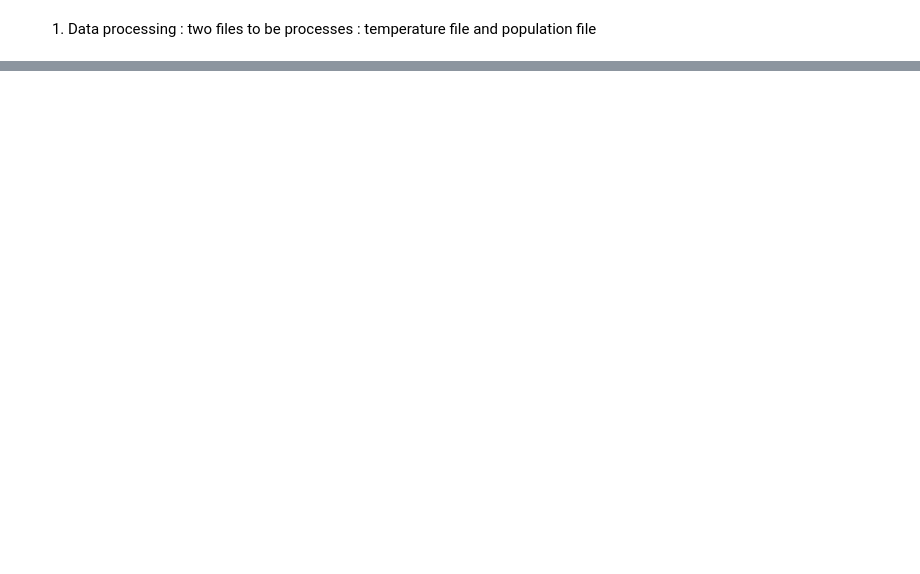
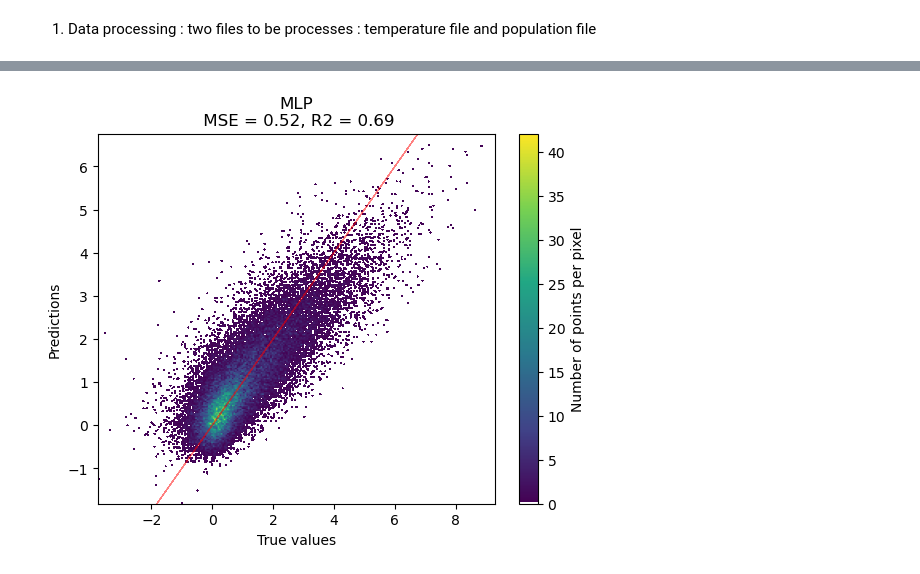
Before and after one commit to christopherogerepfl/UHI_prediction, a Jupyter notebook: task1.ipynb, the cells around one changed output, grey strips where cells are left out. Saved outputs shown, nothing was run; the diff lists cells and outputs as text; code cells hidden in the pictures; blank space fills up the shorter version.

```diff
--- a/task1.ipynb
+++ b/task1.ipynb
@@ -204,0 +152,3 @@ plt.scatter(y_test, y_pred)
+# %%
+#create a column with population category : 0 for pop<100, 2 for 100<pop<1000, 2 for 1000<pop<100000, 3 for pop>100000
+city_df['pop_cat'] = city_df['pop'].apply(lambda x : 0 if x<100 else (1 if x<1000 else (2 if x<10000 else 3)))
@@ -204,0 +183,5 @@ plt.scatter(y_test, y_pred)
+# %%
+X_train, X_test, y_train, y_test = train_test_split(X, y, test_size=0.2, random_state=42, shuffle = True)
+X_train = X_train.fillna(0)
+X_test = X_test.fillna(0)
+print(X_train.shape)
@@ -204,0 +197,17 @@ plt.scatter(y_test, y_pred)
+# %%
+#Implement MLP regressor
+from sklearn.neural_network import MLPRegressor
+
+
+mlp = MLPRegressor(max_iter=500, hidden_layer_sizes=(100),
+                    activation='relu', verbose=True, solver='adam',
+                    alpha=0.0001, random_state=42, tol = 10e-5, learning_rate_init=0.001,
+                    learning_rate='adaptive', warm_start=True, epsilon=0.001, early_stopping=True,
+                    validation_fraction=0.1, n_iter_no_change=10,
+                    )
+
+mlp.fit(X_train, y_train)
+
+y_pred = mlp.predict(X_test)
+print('MSE: ', mean_squared_error(y_test, y_pred))
+print('R2 score: ', r2_score(y_test, y_pred))
@@ -204,0 +232,11 @@ plt.scatter(y_test, y_pred)
+# %%
+#plot the predictions vs the true values
+fig = plt.figure()
+f.using_mpl_scatter_density(fig, y_test, y_pred)
+plt.xlabel('True values')
+plt.ylabel('Predictions')
+plt.title(f'MLP\n MSE = {round(mean_squared_error(y_test, y_pred), 2)}, R2 = {round(r2_score(y_test, y_pred), 2)}')
+plt.plot(y_test, y_test, color='red', linewidth=.5, alpha = 0.5)
+fig.show()
+# %% [output]
+[figure, added]
```
Also changed, not shown: parts of 41 cells of this notebook, 1 other file.
